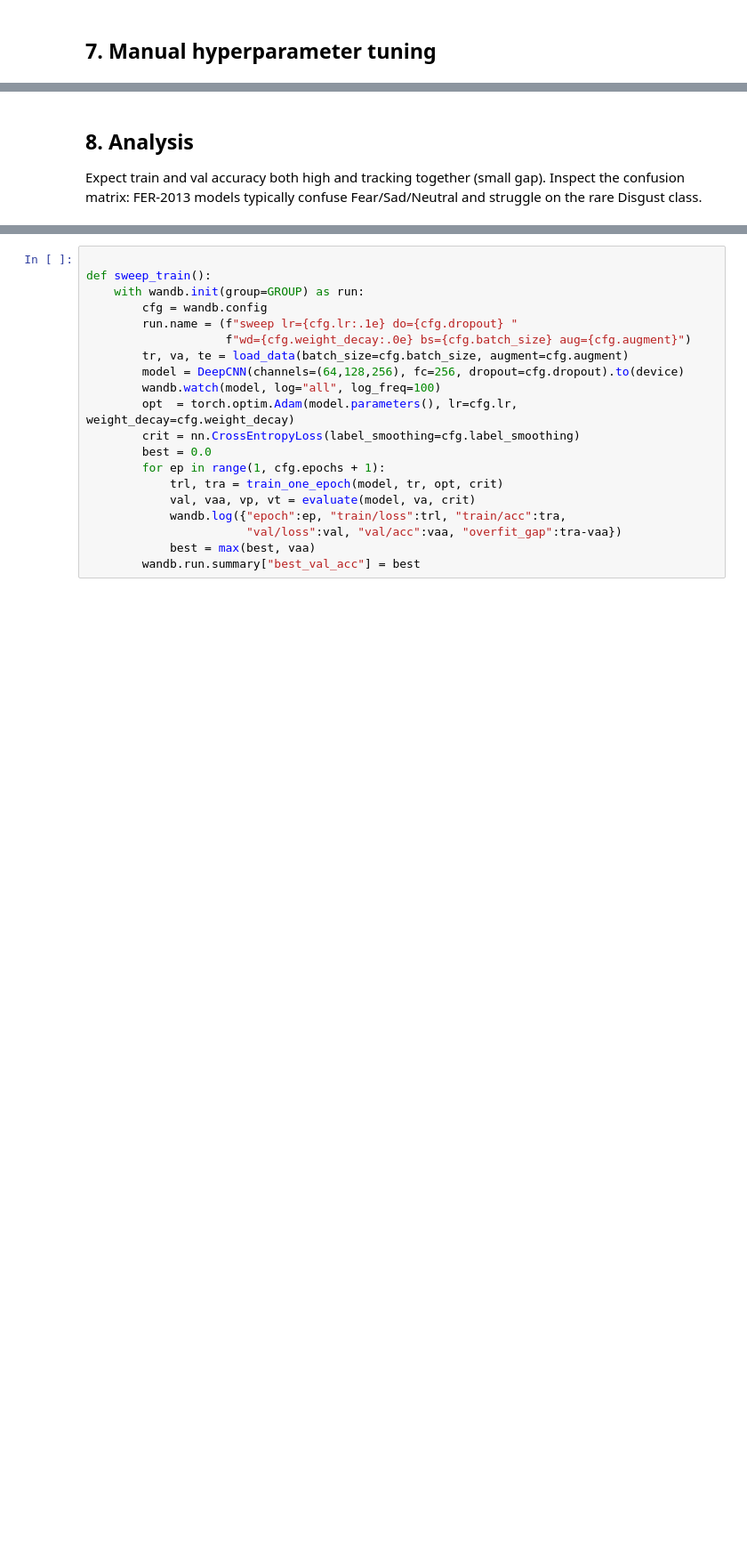
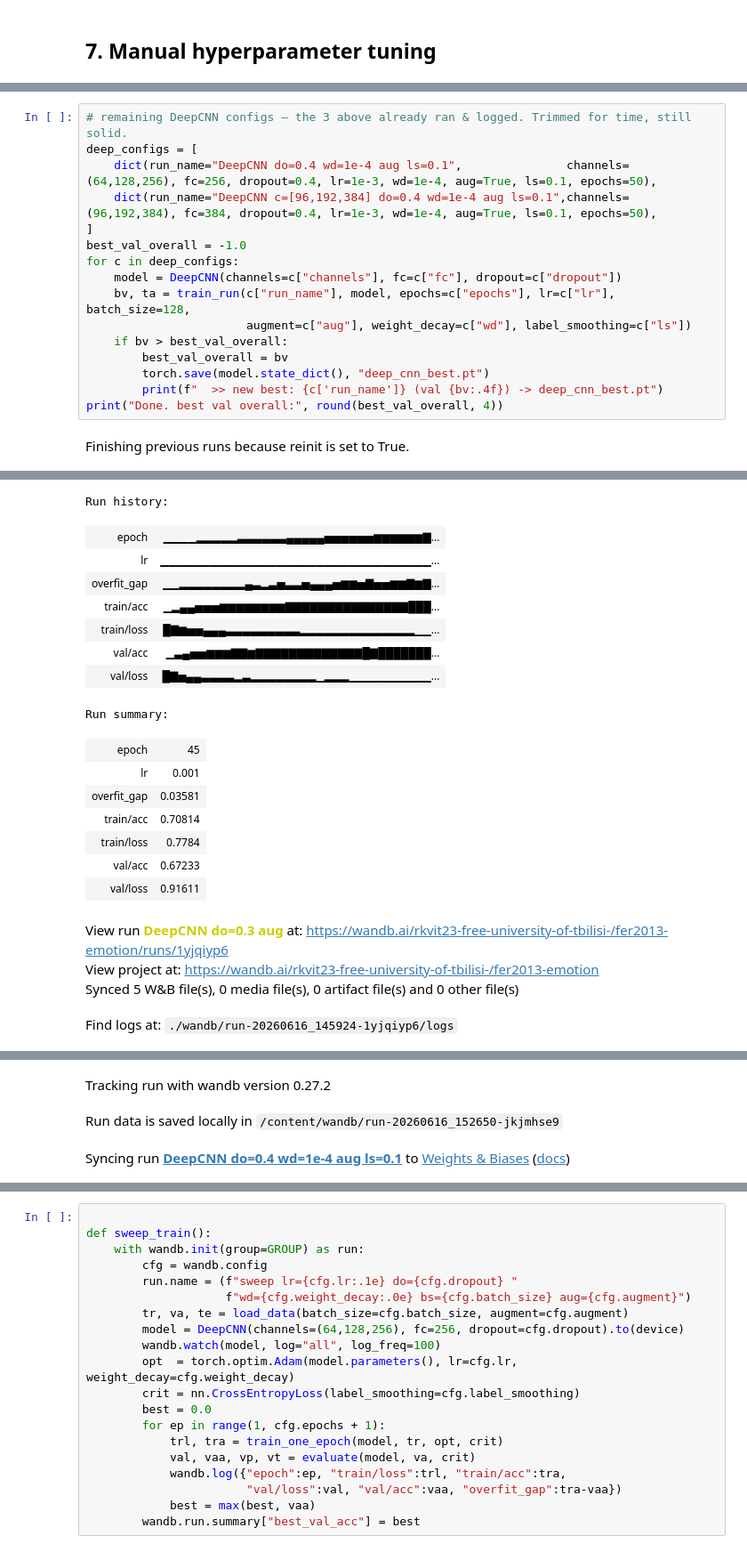
Before and after one commit to romaxod/ML-HW4-FUULXOD, a Jupyter notebook: model_experiment_DeepCNN.ipynb, the cells around one changed output, grey strips where cells are left out. Shown at 89% size. Drawn from its saved outputs; the diff is of its cells as text; blank space fills up the shorter version.

```diff
--- a/model_experiment_DeepCNN.ipynb
+++ b/model_experiment_DeepCNN.ipynb
@@ -231,4 +291,18 @@ print("Done. best val overall:", round(best_val_overall, 4))
-# %% [markdown]
-## 8. Analysis
-
-Expect train and val accuracy both high and tracking together (small gap). Inspect the confusion matrix: FER-2013 models typically confuse Fear/Sad/Neutral and struggle on the rare Disgust class.
+# %%
+# remaining DeepCNN configs — the 3 above already ran & logged. Trimmed for time, still solid.
+deep_configs = [
+    dict(run_name="DeepCNN do=0.4 wd=1e-4 aug ls=0.1",               channels=(64,128,256), fc=256, dropout=0.4, lr=1e-3, wd=1e-4, aug=True, ls=0.1, epochs=50),
+    dict(run_name="DeepCNN c=[96,192,384] do=0.4 wd=1e-4 aug ls=0.1",channels=(96,192,384), fc=384, dropout=0.4, lr=1e-3, wd=1e-4, aug=True, ls=0.1, epochs=50),
+]
+best_val_overall = -1.0
+for c in deep_configs:
+    model = DeepCNN(channels=c["channels"], fc=c["fc"], dropout=c["dropout"])
+    bv, ta = train_run(c["run_name"], model, epochs=c["epochs"], lr=c["lr"], batch_size=128,
+                       augment=c["aug"], weight_decay=c["wd"], label_smoothing=c["ls"])
+    if bv > best_val_overall:
+        best_val_overall = bv
+        torch.save(model.state_dict(), "deep_cnn_best.pt")
+        print(f"  >> new best: {c['run_name']} (val {bv:.4f}) -> deep_cnn_best.pt")
+print("Done. best val overall:", round(best_val_overall, 4))
+# %% [output]
+Finishing previous runs because reinit is set to True.
@@ -234,0 +310,20 @@ Expect train and val accuracy both high and tracking together (small gap). Inspe
+Run history:
+| epoch | ▁▁▁▁▂▂▂▂▂▃▃▃▃▃▃▄▄▄▄▄▅▅▅▅▅▅▆▆▆▆▆▆▇... |
+| lr | ▁▁▁▁▁▁▁▁▁▁▁▁▁▁▁▁▁▁▁▁▁▁▁▁▁▁▁▁▁▁▁▁▁... |
+| overfit_gap | ▁▁▂▂▂▂▂▂▂▂▄▃▂▃▅▃▃▅▄▄▄▅▆▆▅▇▅▅▆▆▇▆▇... |
+| train/acc | ▁▂▄▄▅▅▅▆▆▆▆▆▆▆▆▇▇▇▇▇▇▇▇▇▇▇▇▇▇▇███... |
+| train/loss | █▇▆▅▅▄▄▄▃▃▃▃▃▃▃▃▃▂▂▂▂▂▂▂▂▂▂▂▂▂▂▁▁... |
+| val/acc | ▁▃▄▅▅▆▆▆▇▇▆▇▇▇▇▇▇▇▇▇▇▇▇▇█▇███████... |
+| val/loss | █▇▅▄▄▃▃▃▃▂▃▂▂▂▂▂▂▂▂▁▂▂▂▁▁▁▁▁▁▁▁▁▁... |
+Run summary:
+| epoch | 45 |
+| lr | 0.001 |
+| overfit_gap | 0.03581 |
+| train/acc | 0.70814 |
+| train/loss | 0.7784 |
+| val/acc | 0.67233 |
+| val/loss | 0.91611 |
+View run DeepCNN do=0.3 aug at: https://wandb.ai/rkvit23-free-university-of-tbilisi-/fer2013-emotion/runs/1yjqiyp6
+View project at: https://wandb.ai/rkvit23-free-university-of-tbilisi-/fer2013-emotion
+Synced 5 W&B file(s), 0 media file(s), 0 artifact file(s) and 0 other file(s)
+Find logs at: ./wandb/run-20260616_145924-1yjqiyp6/logs
@@ -234,0 +331,3 @@ Expect train and val accuracy both high and tracking together (small gap). Inspe
+Tracking run with wandb version 0.27.2
+Run data is saved locally in /content/wandb/run-20260616_152650-jkjmhse9
+Syncing run DeepCNN do=0.4 wd=1e-4 aug ls=0.1 to Weights & Biases (docs)
```
Also changed, not shown: parts of 18 cells of this notebook.
